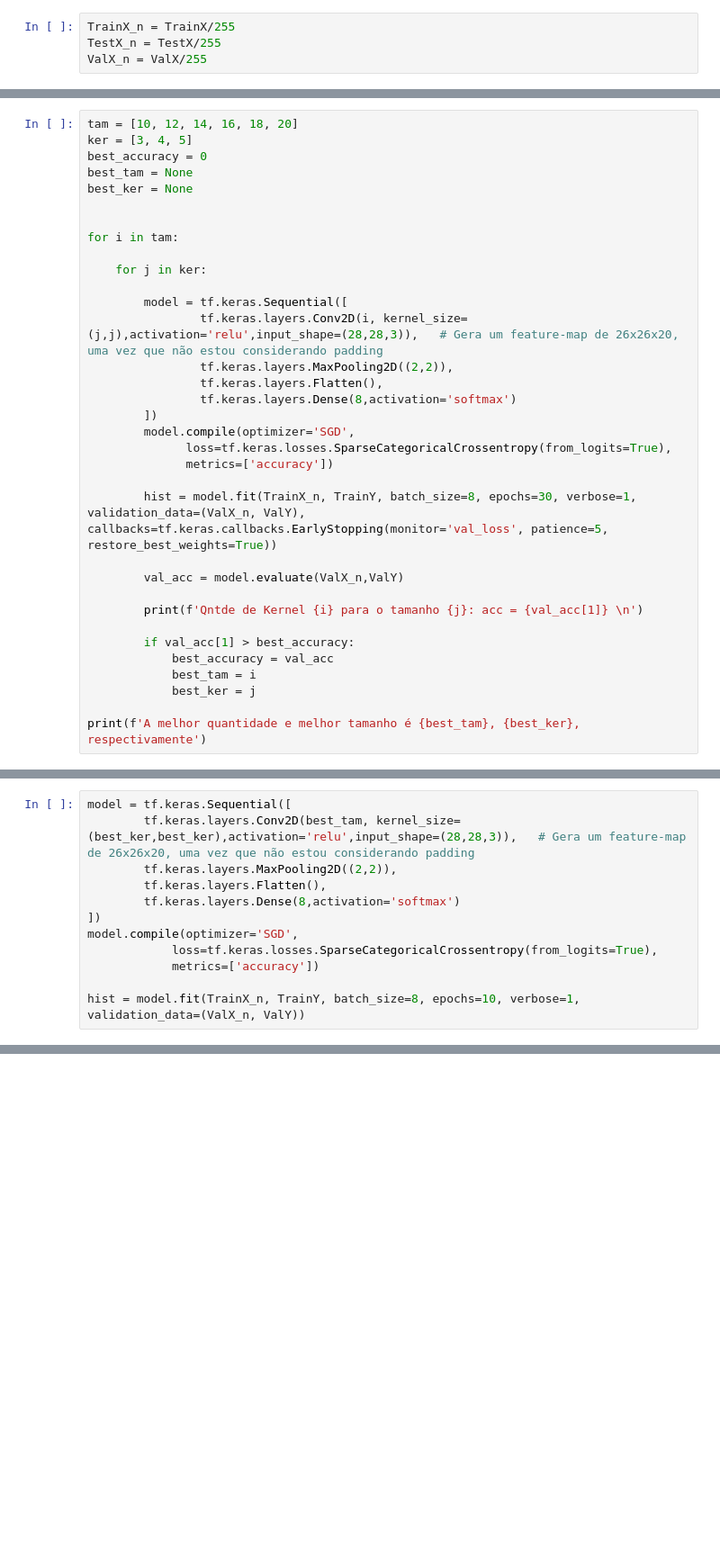
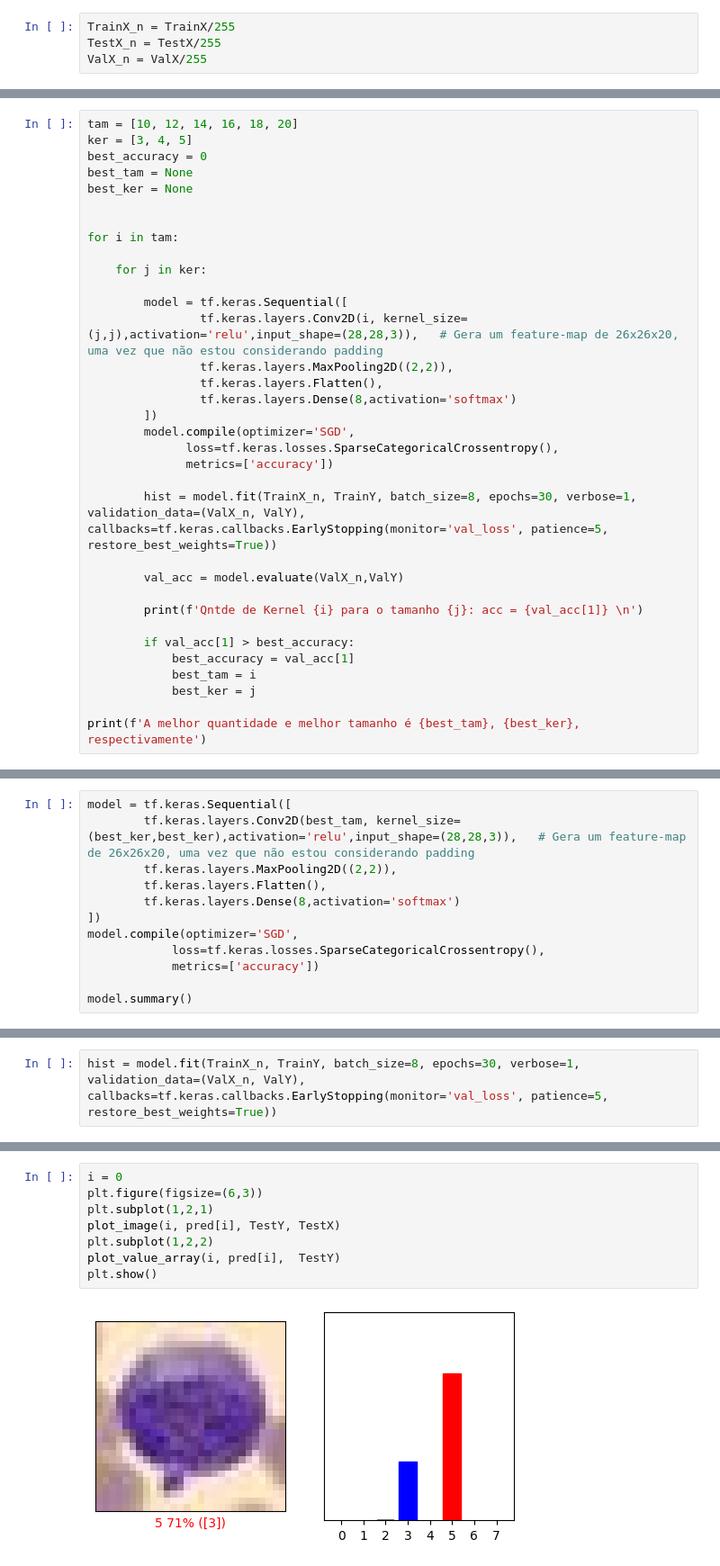
Before and after one commit to Jitesh193/IA048, a Jupyter notebook: EFC3/efc_175867_teste2.ipynb, the cells around one changed output, grey strips where cells are left out. Shown at 90% size. Saved outputs shown, nothing was run; the diff lists cells and outputs as text; blank space fills up the shorter version.

```diff
--- a/EFC3/efc_175867_teste2.ipynb
+++ b/EFC3/efc_175867_teste2.ipynb
@@ -52,7 +86,7 @@ for i in tam:
                 tf.keras.layers.Dense(8,activation='softmax')
         ])
         model.compile(optimizer='SGD',
-              loss=tf.keras.losses.SparseCategoricalCrossentropy(from_logits=True),
+              loss=tf.keras.losses.SparseCategoricalCrossentropy(),
               metrics=['accuracy'])
 
         hist = model.fit(TrainX_n, TrainY, batch_size=8, epochs=30, verbose=1, validation_data=(ValX_n, ValY), callbacks=tf.keras.callbacks.EarlyStopping(monitor='val_loss', patience=5, restore_best_weights=True))
@@ -62,7 +96,7 @@ for i in tam:
         print(f'Qntde de Kernel {i} para o tamanho {j}: acc = {val_acc[1]} \n')
 
         if val_acc[1] > best_accuracy:
-            best_accuracy = val_acc
+            best_accuracy = val_acc[1]
             best_tam = i
             best_ker = j
 
@@ -75,7 +127,7 @@ model = tf.keras.Sequential([
         tf.keras.layers.Dense(8,activation='softmax')
 ])
 model.compile(optimizer='SGD',
-            loss=tf.keras.losses.SparseCategoricalCrossentropy(from_logits=True),
+            loss=tf.keras.losses.SparseCategoricalCrossentropy(),
             metrics=['accuracy'])
 
-hist = model.fit(TrainX_n, TrainY, batch_size=8, epochs=10, verbose=1, validation_data=(ValX_n, ValY))
+model.summary()
@@ -81,0 +150,2 @@ hist = model.fit(TrainX_n, TrainY, batch_size=8, epochs=10, verbose=1, validatio
+# %%
+hist = model.fit(TrainX_n, TrainY, batch_size=8, epochs=30, verbose=1, validation_data=(ValX_n, ValY), callbacks=tf.keras.callbacks.EarlyStopping(monitor='val_loss', patience=5, restore_best_weights=True))
@@ -195,0 +296,10 @@ plt.show()
+# %%
+i = 0
+plt.figure(figsize=(6,3))
+plt.subplot(1,2,1)
+plot_image(i, pred[i], TestY, TestX)
+plt.subplot(1,2,2)
+plot_value_array(i, pred[i],  TestY)
+plt.show()
+# %% [output]
+[figure, added]
```
Also changed, not shown: parts of 12 cells of this notebook, 1 other file.
